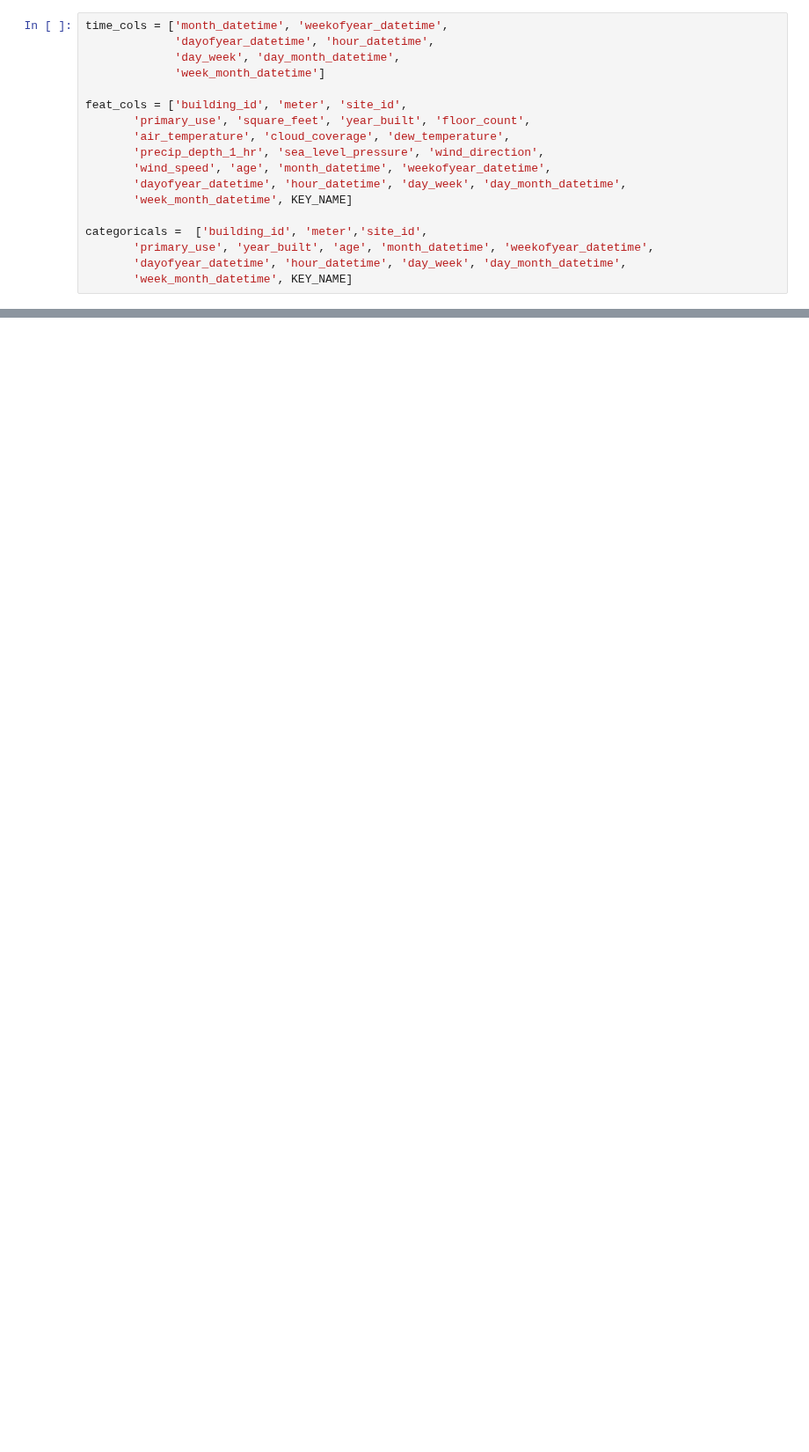
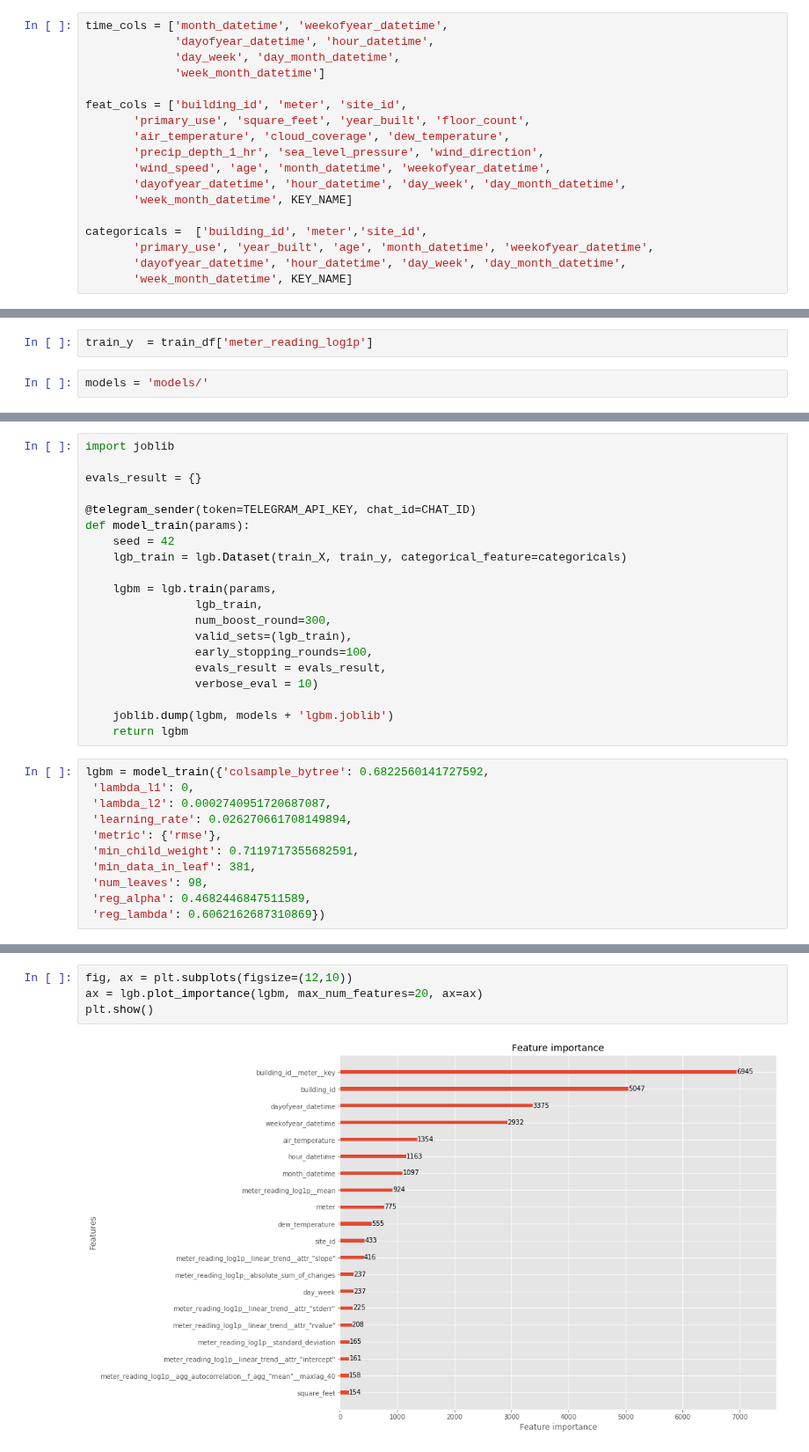
Before and after one commit to Saphirox/energy-consumption-prediction, a Jupyter notebook: energy.feature_eng.python.1.0.ipynb, the cells around one changed output, grey strips where cells are left out. Shown at 88% size. Drawn from its saved outputs; the diff is of its cells as text; blank space fills up the shorter version.

Commit message:
Trained lgbm model and need to create some analysis

```diff
--- a/energy.feature_eng.python.1.0.ipynb
+++ b/energy.feature_eng.python.1.0.ipynb
@@ -273,0 +429,4 @@ gc.collect()
+# %%
+train_y  = train_df['meter_reading_log1p']
+# %%
+models = 'models/'
@@ -273,0 +457,31 @@ gc.collect()
+# %%
+import joblib
+
+evals_result = {}
+
+@telegram_sender(token=TELEGRAM_API_KEY, chat_id=CHAT_ID)
+def model_train(params):
+    seed = 42
+    lgb_train = lgb.Dataset(train_X, train_y, categorical_feature=categoricals)
+
+    lgbm = lgb.train(params,
+                lgb_train,
+                num_boost_round=300,
+                valid_sets=(lgb_train),
+                early_stopping_rounds=100,
+                evals_result = evals_result,
+                verbose_eval = 10)
+
+    joblib.dump(lgbm, models + 'lgbm.joblib')
+    return lgbm
+# %%
+lgbm = model_train({'colsample_bytree': 0.6822560141727592,
+ 'lambda_l1': 0,
+ 'lambda_l2': 0.0002740951720687087,
+ 'learning_rate': 0.026270661708149894,
+ 'metric': {'rmse'},
+ 'min_child_weight': 0.7119717355682591,
+ 'min_data_in_leaf': 381,
+ 'num_leaves': 98,
+ 'reg_alpha': 0.4682446847511589,
+ 'reg_lambda': 0.6062162687310869})
@@ -273,0 +506,6 @@ gc.collect()
+# %%
+fig, ax = plt.subplots(figsize=(12,10))
+ax = lgb.plot_importance(lgbm, max_num_features=20, ax=ax)
+plt.show()
+# %% [output]
+[figure, added]
```
Also changed, not shown: parts of 25 cells of this notebook, 4 other files.
